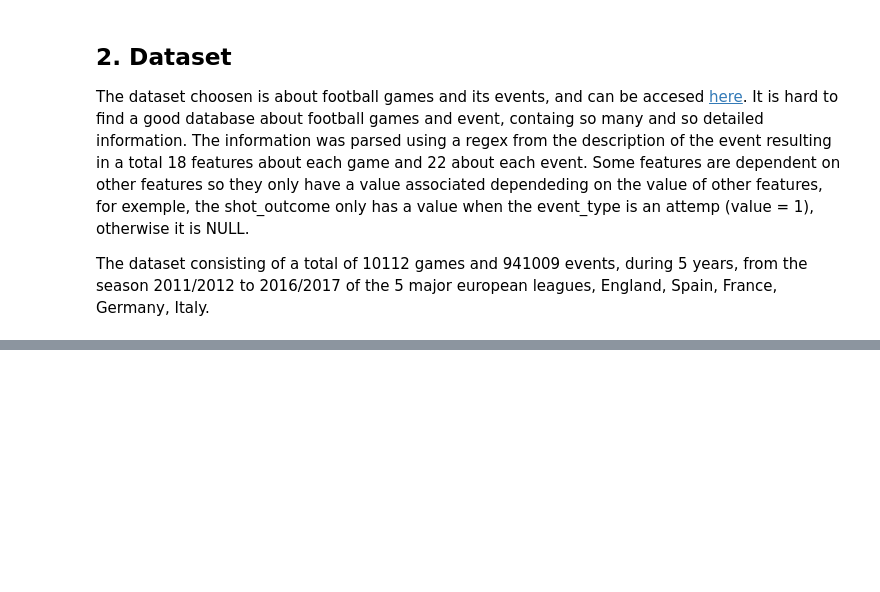
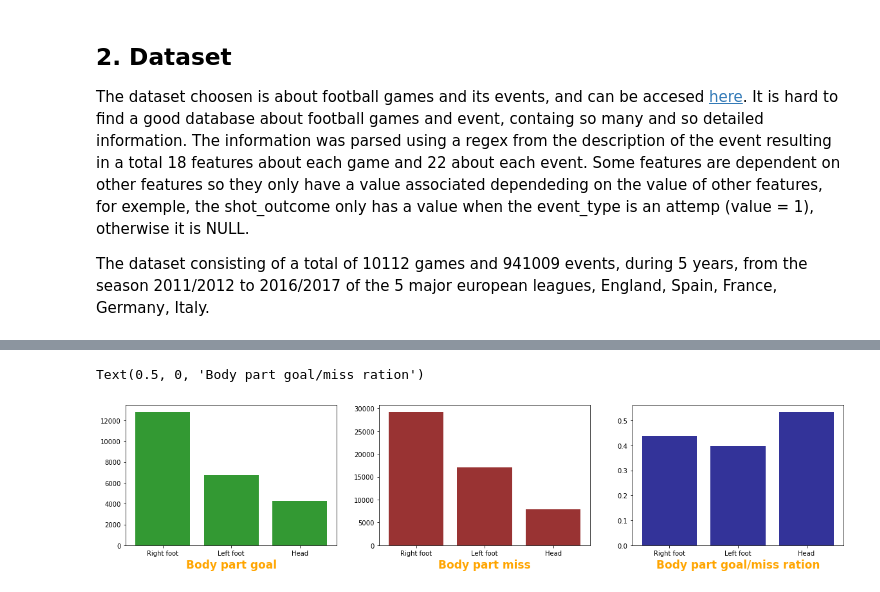
Before and after one commit to gmtorres/MIEIC_19_20_IART, a Jupyter notebook: Proj2/report.ipynb, the cells around one changed output, grey strips where cells are left out. Saved outputs shown, nothing was run; the diff lists cells and outputs as text; code cells hidden in the pictures; blank space fills up the shorter version.

```diff
--- a/Proj2/report.ipynb
+++ b/Proj2/report.ipynb
@@ -38,0 +122,19 @@ Fazer analise da informação
+# %%
+bodypart = pd.Series(['Right foot','Left foot','Head'], index=[[item for item in range(1, 4)]])
+goal_bodypart = on_target_attemps[(on_target_attemps.is_goal == 1)].iloc[:,[-4]].groupby('bodypart')['bodypart'].count()
+not_goal_bodypart = on_target_attemps[(on_target_attemps.is_goal == 0)].iloc[:,[-4]].groupby('bodypart')['bodypart'].count()
+goal_bodypart/not_goal_bodypart
+
+plt.figure(figsize=(20, 4))
+plt.subplot(131)
+plt.bar(bodypart, goal_bodypart.ravel(),color=(0.2,0.6,0.2,1))
+plt.xlabel('Body part goal',fontweight='bold', color = 'orange', fontsize='17')
+plt.subplot(132)
+plt.bar(bodypart, not_goal_bodypart.ravel(),color=(0.6,0.2,0.2,1))
+plt.xlabel('Body part miss',fontweight='bold', color = 'orange', fontsize='17')
+plt.subplot(133)
+plt.bar(bodypart, (goal_bodypart/not_goal_bodypart).ravel(),color=(0.2,0.2,0.6,1))
+plt.xlabel('Body part goal/miss ration',fontweight='bold', color = 'orange', fontsize='17')
+# %% [output]
+Text(0.5, 0, 'Body part goal/miss ration')
+[figure, added]
```
Also changed, not shown: parts of 6 cells of this notebook, 1 other file.
